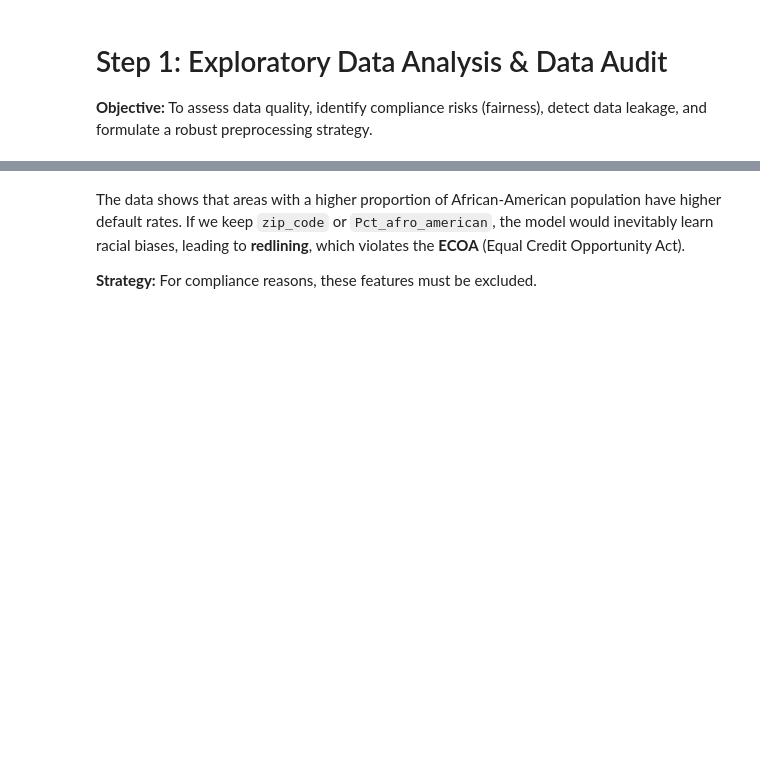
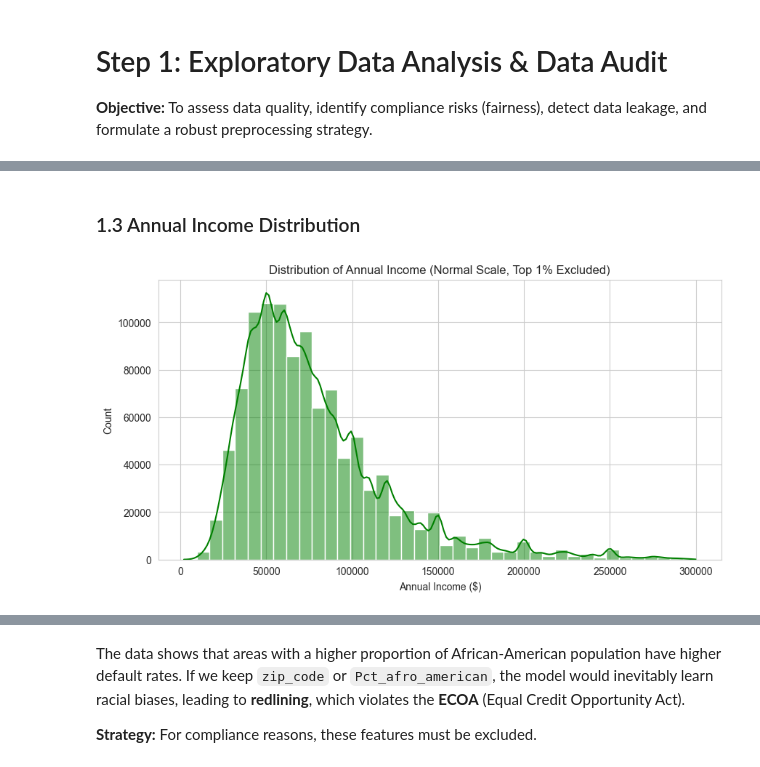
Before and after one commit to Kaixin-XIE-Kai/Credit_Risk_forCapgemini, a Jupyter notebook: notebooks/01_Data_Prep_Audit.ipynb, the cells around one changed output, grey strips where cells are left out. Cells and saved outputs as stored; diff of their text form; code cells hidden in the pictures; blank space fills up the shorter version.

```diff
--- a/notebooks/01_Data_Prep_Audit.ipynb
+++ b/notebooks/01_Data_Prep_Audit.ipynb
@@ -102,0 +117,14 @@ The chart shows that `grade` and `int_rate` are highly correlated with default.
+# %% [markdown]
+### 1.3 Annual Income Distribution
+# %%
+plt.figure(figsize=(10, 5))
+
+subset = df[df['annual_inc'] < df['annual_inc'].quantile(0.99)]
+sns.histplot(subset['annual_inc'], kde=True, color='green', bins=40)
+
+plt.title("Distribution of Annual Income (Normal Scale, Top 1% Excluded)")
+plt.xlabel("Annual Income ($)")
+plt.ylabel("Count")
+plt.show()
+# %% [output]
+[figure, added]
```
Also changed, not shown: parts of 32 cells of this notebook, 7 other files.
